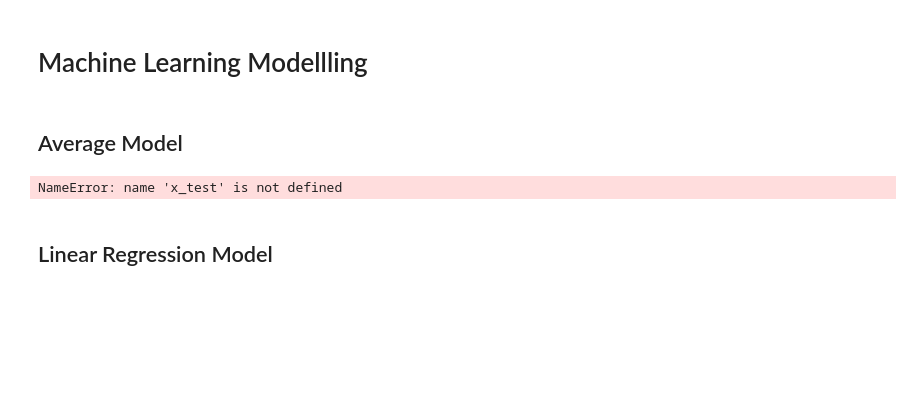
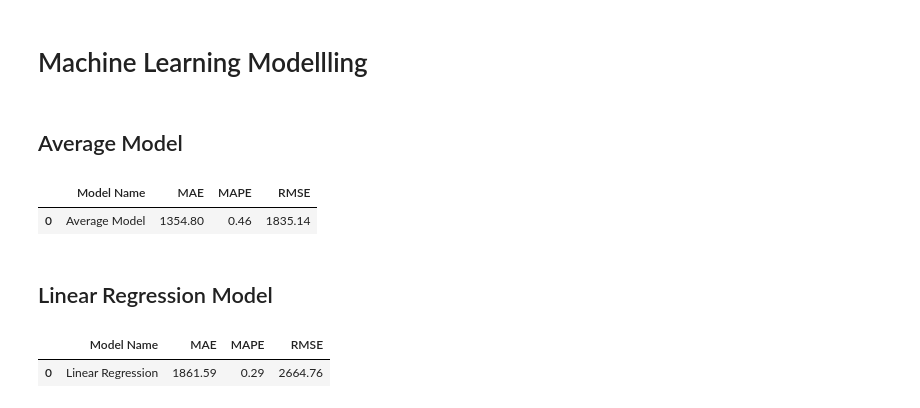
Before and after one commit to danillobarroscordeiro/rossman_sales, a Jupyter notebook: Untitled.ipynb, the cells around one changed output. Drawn from its saved outputs; the diff is of its cells as text; code cells hidden in the pictures; blank space fills up the shorter version.

Commit message:
Modelling Linear regressor, random forest regressor,XGBoost regressor

```diff
--- a/Untitled.ipynb
+++ b/Untitled.ipynb
@@ -805,7 +819,7 @@ cols_not_selected_boruta = ['day_of_week_cos',
  'year']
 
 #Adding date and sales features
-cols_selected_boruta.extend(['date','sales'])
+#cols_selected_boruta.extend(['date','sales'])
 # %% [markdown]
 # Machine Learning Modellling
 # %%
@@ -829,16 +830,25 @@ def ml_error(model_name,y,yhat):
 # %%
 x_copied = x_test.copy()
 x_copied['sales'] = y_test.copy()
 
 #prediction
 prediction_mean = x_copied[['store','sales']].groupby('store').mean().reset_index().rename(columns=( { 'sales':'predictions'} ) )
-
 x_copied = pd.merge(x_copied,prediction_mean, how='left',on='store')
-
 y_estimated_baseline = x_copied['predictions']
 
 baseline_error = ml_error('Average Model', np.expm1(y_test),np.expm1(y_estimated_baseline) )
+baseline_error
 # %% [output]
-NameError: name 'x_test' is not defined
+|  | Model Name | MAE | MAPE | RMSE |
+| 0 | Average Model | 1354.80 | 0.46 | 1835.14 |
 # %% [markdown]
 ## Linear Regression Model
+# %%
+lr = LinearRegression().fit(x_train,y_train)
+
+y_predicted_lr = lr.predict(x_test)
+
+ml_error('Linear Regression', np.expm1(y_test), np.expm1(y_predicted_lr) )
+# %% [output]
+|  | Model Name | MAE | MAPE | RMSE |
+| 0 | Linear Regression | 1861.59 | 0.29 | 2664.76 |
```
Also changed, not shown: parts of 10 cells of this notebook.
